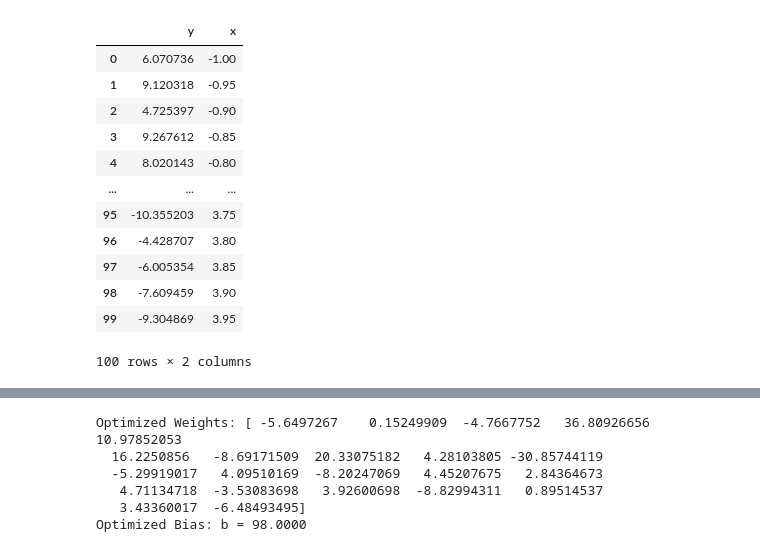
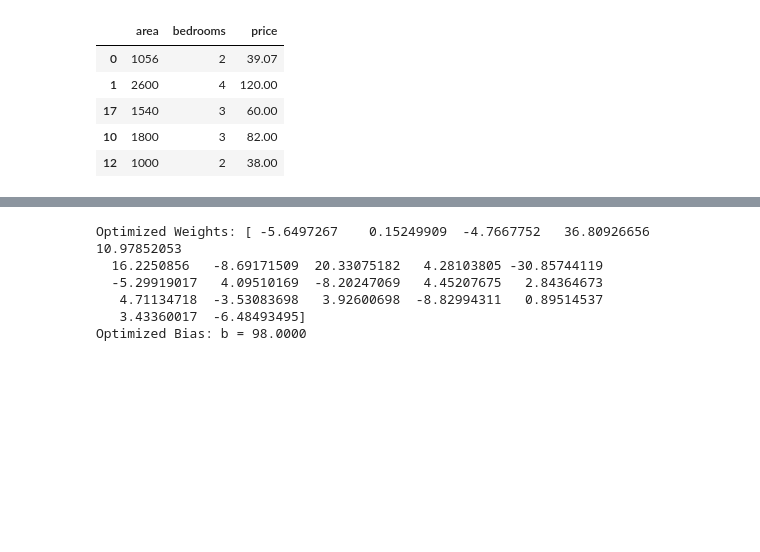
Before and after one commit to sfolarin/PhD-Projects, a Jupyter notebook: ML-Course/Gradient-Descent.ipynb, the cells around one changed output, grey strips where cells are left out. Saved outputs shown, nothing was run; the diff lists cells and outputs as text; code cells hidden in the pictures; blank space fills up the shorter version.

```diff
--- a/ML-Course/Gradient-Descent.ipynb
+++ b/ML-Course/Gradient-Descent.ipynb
@@ -34,22 +34,17 @@ def gradient_descent(x, y):
 # Print final values
 # %%
 import pandas as pd
-data = pd.read_csv("LR_1D_data.csv")
-data
+# data = pd.read_csv("LR_1D_data.csv")
+# data
+data = pd.read_csv("homeprices_banglore.csv")
+data.sample(5)
 # %% [output]
-|  | y | x |
-| 0 | 6.070736 | -1.00 |
-| 1 | 9.120318 | -0.95 |
-| 2 | 4.725397 | -0.90 |
-| 3 | 9.267612 | -0.85 |
-| 4 | 8.020143 | -0.80 |
-| ... | ... | ... |
-| 95 | -10.355203 | 3.75 |
-| 96 | -4.428707 | 3.80 |
-| 97 | -6.005354 | 3.85 |
-| 98 | -7.609459 | 3.90 |
-| 99 | -9.304869 | 3.95 |
+|  | area | bedrooms | price |
+| 0 | 1056 | 2 | 39.07 |
+| 1 | 2600 | 4 | 120.00 |
+| 17 | 1540 | 3 | 60.00 |
+| 10 | 1800 | 3 | 82.00 |
+| 12 | 1000 | 2 | 38.00 |
-100 rows × 2 columns
 # %%
 m_final, b_final = gradient_descent(data["x"], data["y"])
 print(f"Optimized values: m = {m_final:.4f}, b = {b_final:.4f}")
```
Also changed, not shown: parts of 3 cells of this notebook, 10 other files.
